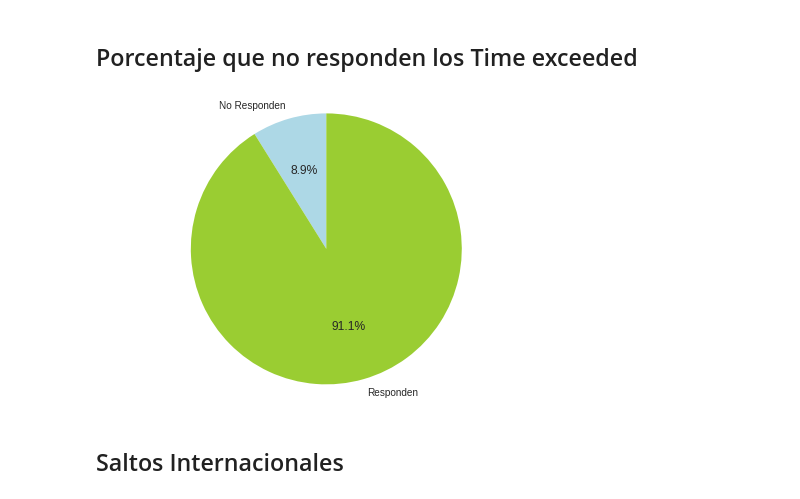
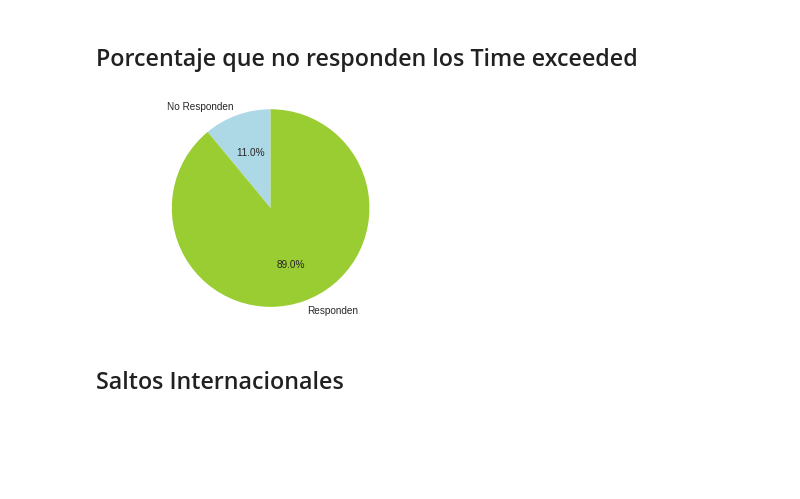
Before and after one commit to a-lavia/redes, a Jupyter notebook: tp2/Graficos Harvard.ipynb, the cells around one changed output. Drawn from its saved outputs; the diff is of its cells as text; code cells hidden in the pictures; blank space fills up the shorter version.

```diff
--- a/tp2/Graficos Harvard.ipynb
+++ b/tp2/Graficos Harvard.ipynb
@@ -59,23 +53,24 @@ plt.show()
 # %% [markdown]
 ## Porcentaje que no responden los Time exceeded
 # %%
-lstAllHops = dfAllHops['salto_intercontinental']
+maxVal = max(set(dfAllHops['hop_num']))
+lstTE = dfAllHops[dfAllHops['hop_num'] < maxVal]['ip_address']
 cantNull = 0
-for ip in lstAllHops:
+for ip in lstTE:
     if ip == 'null':
         cantNull+=1
 
-porcentajes = [cantNull, len(lstAllHops) - cantNull]
+porcentajes = [cantNull, len(lstTE) - cantNull]
 
 labels = 'No Responden', 'Responden'
 explode = [0,0]
 
 fig1, ax1 = plt.subplots()
 ax1.pie(porcentajes, explode=explode, labels=labels, autopct='%1.1f%%',
         shadow=False, startangle=90, colors=['lightblue', 'yellowgreen'])
 ax1.axis('equal')  # Equal aspect ratio ensures that pie is drawn as a circle.
 plt.show()
 # %% [output]
-[figure, old version]
+[figure, new version]
 # %% [markdown]
 ## Saltos Internacionales
```
Also changed, not shown: parts of 6 cells of this notebook, 2 other files.
